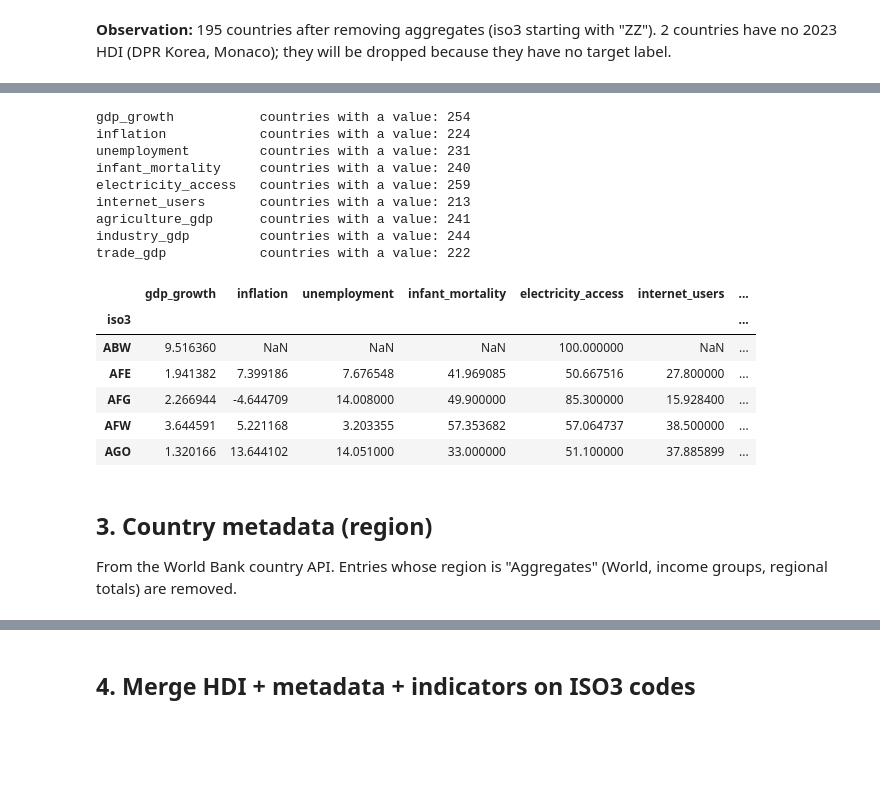
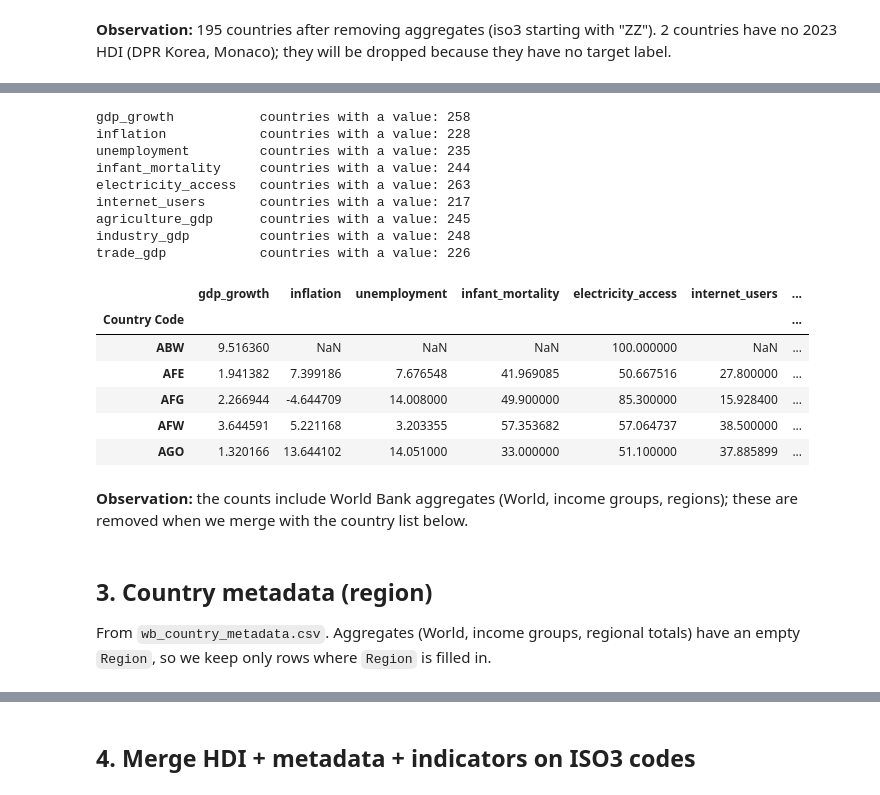
Before and after one commit to tanishjain0911-beep/ds203-hdi-classification, a Jupyter notebook: notebooks/01_data.ipynb, the cells around one changed output, grey strips where cells are left out. Drawn from its saved outputs; the diff is of its cells as text; code cells hidden in the pictures; blank space fills up the shorter version.

```diff
--- a/notebooks/01_data.ipynb
+++ b/notebooks/01_data.ipynb
@@ -114,37 +85,45 @@ wdi.head()
-# %%
-first_year = REF_YEAR - LOOKBACK          # 2021
-values, years = {}, {}
-
-for code, name in INDICATORS.items():
-    rows = wb_get(f"country/all/indicator/{code}?date={first_year}:{REF_YEAR}", f"wb_{code}.json")
-    df = pd.DataFrame([{"iso3": r["countryiso3code"], "year": int(r["date"]), "value": r["value"]}
-                       for r in rows if r["countryiso3code"]])
-    df = df.dropna(subset=["value"]).sort_values("year")
-    latest = df.groupby("iso3").last()     # most recent available year (<= 2023) per country
-    values[name] = latest["value"]
-    years[name] = latest["year"]
-    print(f"{name:20s} countries with a value: {len(latest)}")
-
-wdi = pd.DataFrame(values)        # one row per iso3, one column per indicator
-wdi_year = pd.DataFrame(years)    # which year each value came from
-wdi.head()
-# %% [output]
-gdp_growth           countries with a value: 254
-inflation            countries with a value: 224
-unemployment         countries with a value: 231
-infant_mortality     countries with a value: 240
-electricity_access   countries with a value: 259
-internet_users       countries with a value: 213
-agriculture_gdp      countries with a value: 241
-industry_gdp         countries with a value: 244
-trade_gdp            countries with a value: 222
-|  | gdp_growth | inflation | unemployment | infant_mortality | electricity_access | internet_users | ... |
-| iso3 |  |  |  |  |  |  | ... |
-| ABW | 9.516360 | NaN | NaN | NaN | 100.000000 | NaN | ... |
-| AFE | 1.941382 | 7.399186 | 7.676548 | 41.969085 | 50.667516 | 27.800000 | ... |
-| AFG | 2.266944 | -4.644709 | 14.008000 | 49.900000 | 85.300000 | 15.928400 | ... |
-| AFW | 3.644591 | 5.221168 | 3.203355 | 57.353682 | 57.064737 | 38.500000 | ... |
-| AGO | 1.320166 | 13.644102 | 14.051000 | 33.000000 | 51.100000 | 37.885899 | ... |
+# %%
+wdi = pd.DataFrame()        # value used, one row per country code, one column per indicator
+wdi_year = pd.DataFrame()   # year that value came from
+
+for code, name in INDICATORS.items():
+    wb = pd.read_csv(f"{RAW}/wb_{code}.csv", skiprows=4).set_index("Country Code")
+
+    value = wb[str(REF_YEAR)].copy()
+    year = pd.Series(np.nan, index=wb.index)
+    year[value.notna()] = REF_YEAR
+
+    for y in LOOKBACK_YEARS:                         # fill gaps with the most recent earlier year
+        use = value.isna() & wb[str(y)].notna()
+        value[use] = wb.loc[use, str(y)]
+        year[use] = y
+
+    wdi[name] = value
+    wdi_year[name] = year
+    print(f"{name:20s} countries with a value: {value.notna().sum()}")
+
+wdi.head()
+# %% [output]
+gdp_growth           countries with a value: 258
+inflation            countries with a value: 228
+unemployment         countries with a value: 235
+infant_mortality     countries with a value: 244
+electricity_access   countries with a value: 263
+internet_users       countries with a value: 217
+agriculture_gdp      countries with a value: 245
+industry_gdp         countries with a value: 248
+trade_gdp            countries with a value: 226
+|  | gdp_growth | inflation | unemployment | infant_mortality | electricity_access | internet_users | ... |
+| Country Code |  |  |  |  |  |  | ... |
+| ABW | 9.516360 | NaN | NaN | NaN | 100.000000 | NaN | ... |
+| AFE | 1.941382 | 7.399186 | 7.676548 | 41.969085 | 50.667516 | 27.800000 | ... |
+| AFG | 2.266944 | -4.644709 | 14.008000 | 49.900000 | 85.300000 | 15.928400 | ... |
+| AFW | 3.644591 | 5.221168 | 3.203355 | 57.353682 | 57.064737 | 38.500000 | ... |
+| AGO | 1.320166 | 13.644102 | 14.051000 | 33.000000 | 51.100000 | 37.885899 | ... |
+# %% [markdown]
+**Observation:** the counts include World Bank aggregates (World, income groups, regions); these are removed
+when we merge with the country list below.
 # %% [markdown]
 ## 3. Country metadata (region)
-From the World Bank country API. Entries whose region is "Aggregates" (World, income groups, regional totals) are removed.
+From `wb_country_metadata.csv`. Aggregates (World, income groups, regional totals) have an empty `Region`, so we keep
+only rows where `Region` is filled in.
```
Also changed, not shown: parts of 21 cells of this notebook, 34 other files.
